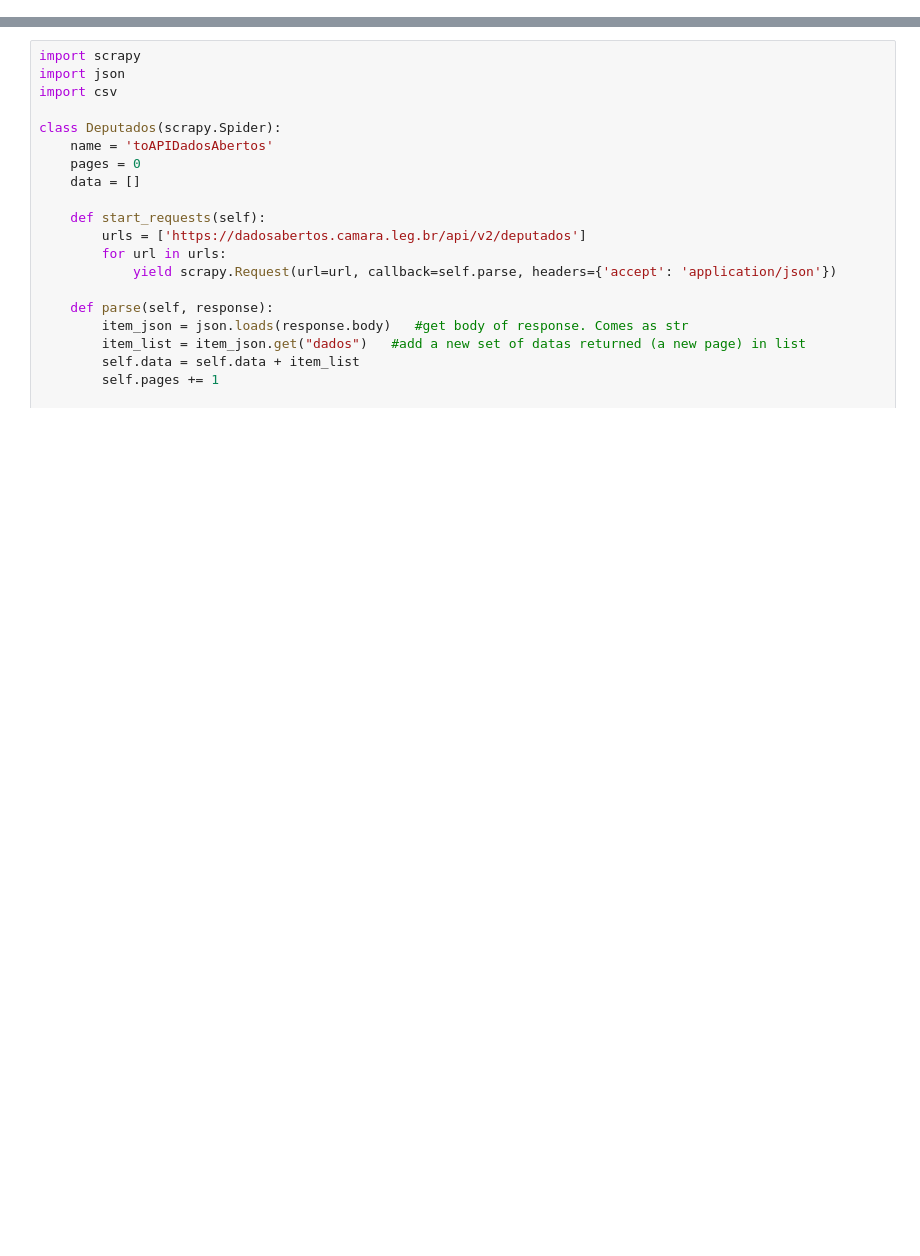
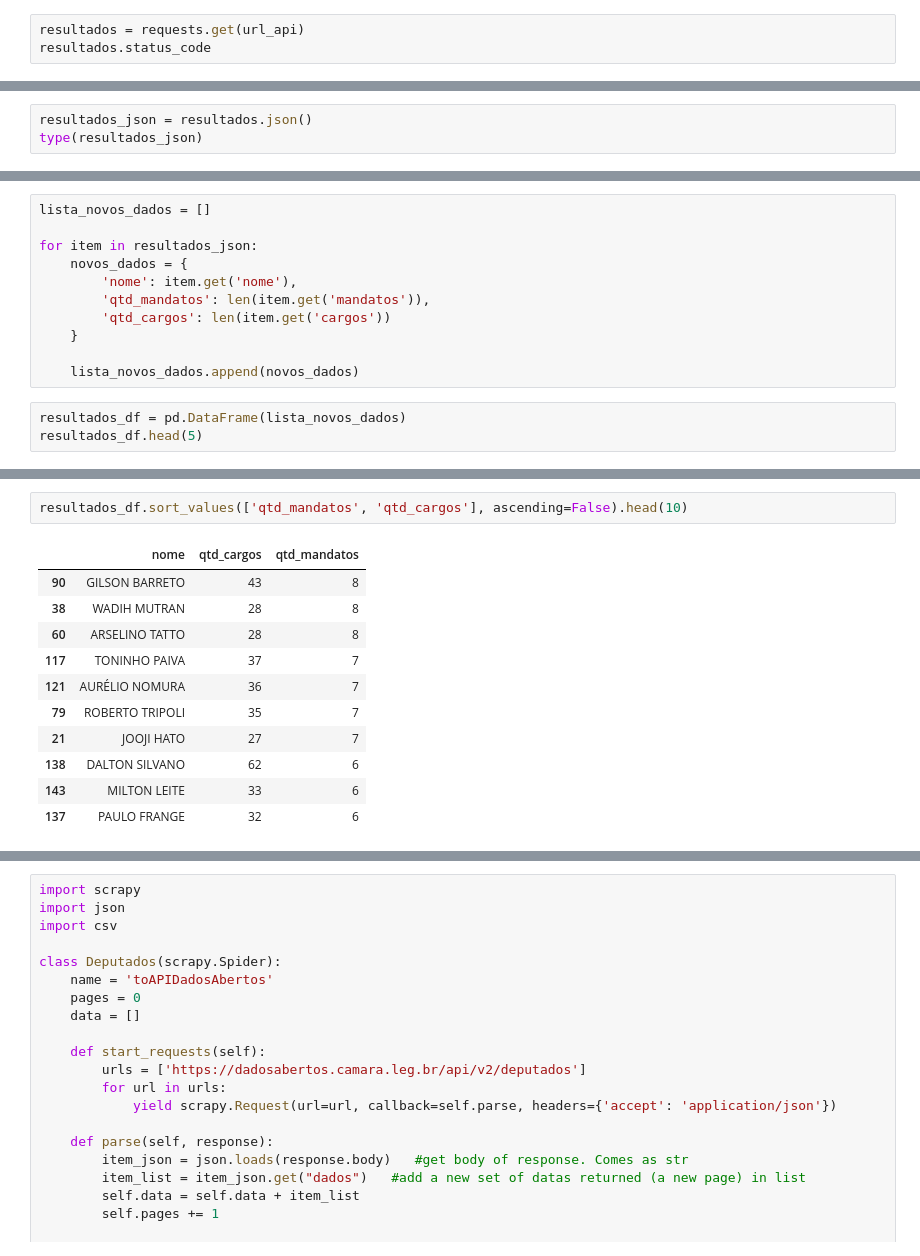
Before and after one commit to Lorenaps/entre-crawlers-apis, a Jupyter notebook: notebooks/crawler_scrapy.ipynb, the cells around one changed output, grey strips where cells are left out. Drawn from its saved outputs; the diff is of its cells as text; blank space fills up the shorter version.

Commit message:
Pegando dados da api da cmsp

```diff
--- a/notebooks/crawler_scrapy.ipynb
+++ b/notebooks/crawler_scrapy.ipynb
@@ -6,0 +19,3 @@
+# %%
+resultados = requests.get(url_api)
+resultados.status_code
@@ -6,0 +58,3 @@
+# %%
+resultados_json = resultados.json()
+type(resultados_json)
@@ -6,0 +91,14 @@
+# %%
+lista_novos_dados = []
+
+for item in resultados_json:
+    novos_dados = {
+        'nome': item.get('nome'),
+        'qtd_mandatos': len(item.get('mandatos')),
+        'qtd_cargos': len(item.get('cargos'))
+    }
+
+    lista_novos_dados.append(novos_dados)
+# %%
+resultados_df = pd.DataFrame(lista_novos_dados)
+resultados_df.head(5)
@@ -6,0 +112,14 @@
+# %%
+resultados_df.sort_values(['qtd_mandatos', 'qtd_cargos'], ascending=False).head(10)
+# %% [output]
+|  | nome | qtd_cargos | qtd_mandatos |
+| 90 | GILSON BARRETO | 43 | 8 |
+| 38 | WADIH MUTRAN | 28 | 8 |
+| 60 | ARSELINO TATTO | 28 | 8 |
+| 117 | TONINHO PAIVA | 37 | 7 |
+| 121 | AURÉLIO NOMURA | 36 | 7 |
+| 79 | ROBERTO TRIPOLI | 35 | 7 |
+| 21 | JOOJI HATO | 27 | 7 |
+| 138 | DALTON SILVANO | 62 | 6 |
+| 143 | MILTON LEITE | 33 | 6 |
+| 137 | PAULO FRANGE | 32 | 6 |
```
Also changed, not shown: parts of 19 cells of this notebook.
